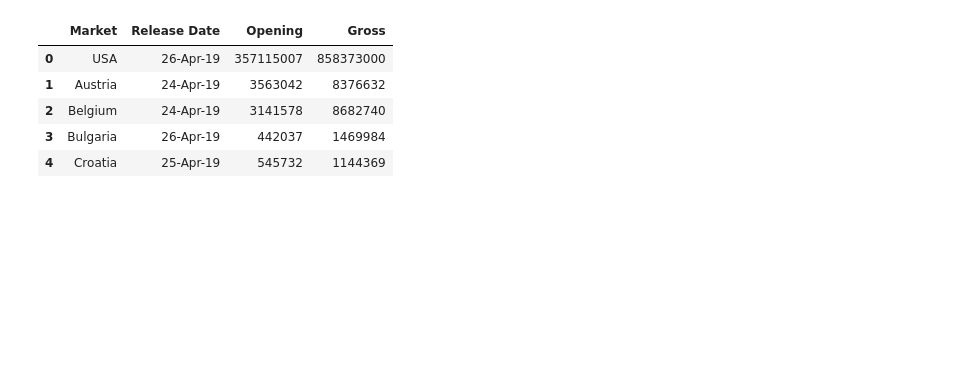
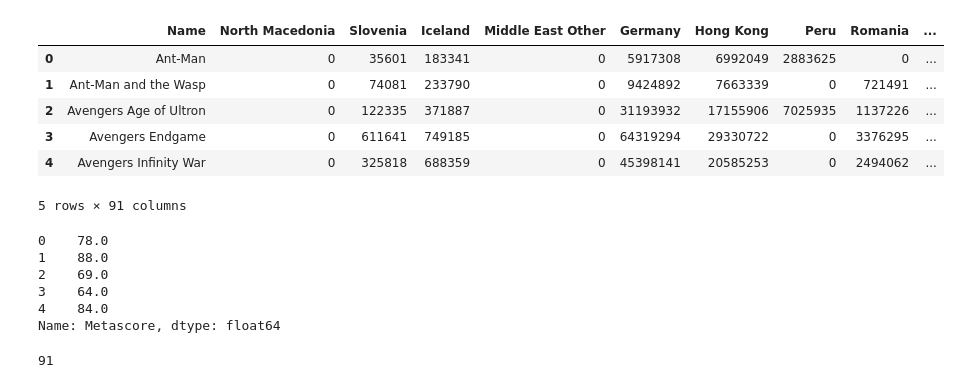
Before and after one commit to patsukhum/Marvel, a Jupyter notebook: data/scripts/Global Data for Choropleth.ipynb, the cells around one changed output. Cells and saved outputs as stored; diff of their text form; code cells hidden in the pictures; blank space fills up the shorter version.

Commit message:
map data complete & initiated drawing stars

```diff
--- a/data/scripts/Global Data for Choropleth.ipynb
+++ b/data/scripts/Global Data for Choropleth.ipynb
@@ -22,0 +169,7 @@ df['Gross'] = df['Gross'].apply(lambda x: x[1:].replace(',',''))
+# %%
+df_all = pd.DataFrame(country_list, columns=['Country'])
+for movie in movie_keys:
+    movie_formatted = movie.split('.')[0]
+    movie_formatted = movie_formatted.replace('_',' ')
+    df_all[movie_formatted] = movie_to_list[movie]
+df_all
@@ -22,0 +195,5 @@ df['Gross'] = df['Gross'].apply(lambda x: x[1:].replace(',',''))
+# %%
+df_all = df_all.T
+df_all.columns = df_all.loc['Country']
+df_all = df_all.iloc[1:]
+df_all
@@ -22,0 +219,4 @@ df['Gross'] = df['Gross'].apply(lambda x: x[1:].replace(',',''))
+# %%
+df_all = df_all.reset_index()
+# %%
+df_all.columns = ['Name']+list(df_all.columns[1:])
@@ -23,9 +225,10 @@ df['Gross'] = df['Gross'].apply(lambda x: x[1:].replace(',',''))
 # %%
-df.head()
+df_all.head()
 # %% [output]
-|  | Market | Release Date | Opening | Gross |
-| 0 | USA | 26-Apr-19 | 357115007 | 858373000 |
-| 1 | Austria | 24-Apr-19 | 3563042 | 8376632 |
-| 2 | Belgium | 24-Apr-19 | 3141578 | 8682740 |
-| 3 | Bulgaria | 26-Apr-19 | 442037 | 1469984 |
-| 4 | Croatia | 25-Apr-19 | 545732 | 1144369 |
+|  | Name | North Macedonia | Slovenia | Iceland | Middle East Other | Germany | Hong Kong | Peru | Romania | ... |
+| 0 | Ant-Man | 0 | 35601 | 183341 | 0 | 5917308 | 6992049 | 2883625 | 0 | ... |
+| 1 | Ant-Man and the Wasp | 0 | 74081 | 233790 | 0 | 9424892 | 7663339 | 0 | 721491 | ... |
+| 2 | Avengers Age of Ultron | 0 | 122335 | 371887 | 0 | 31193932 | 17155906 | 7025935 | 1137226 | ... |
+| 3 | Avengers Endgame | 0 | 611641 | 749185 | 0 | 64319294 | 29330722 | 0 | 3376295 | ... |
+| 4 | Avengers Infinity War | 0 | 325818 | 688359 | 0 | 45398141 | 20585253 | 0 | 2494062 | ... |
+5 rows × 91 columns
@@ -53,0 +237,9 @@ df.to_csv('../clean/endgame_clean.csv')
+# %%
+reviews['Metascore'].head()
+# %% [output]
+0    78.0
+1    88.0
+2    69.0
+3    64.0
+4    84.0
+Name: Metascore, dtype: float64
@@ -53,0 +249,4 @@ df.to_csv('../clean/endgame_clean.csv')
+# %%
+len(set(df_all.columns))
+# %% [output]
+91
```
Also changed, not shown: parts of 34 cells of this notebook, 38 other files.
